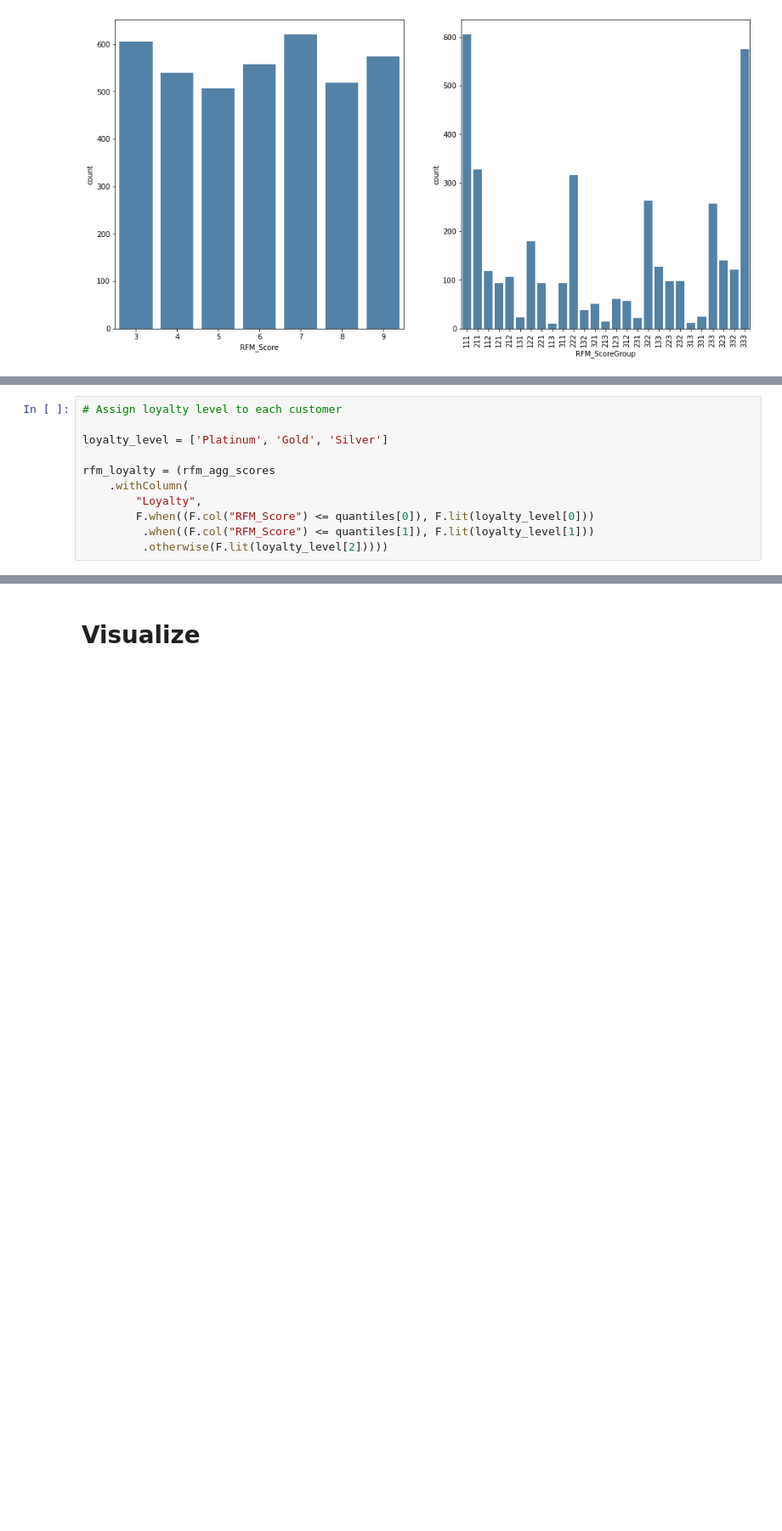
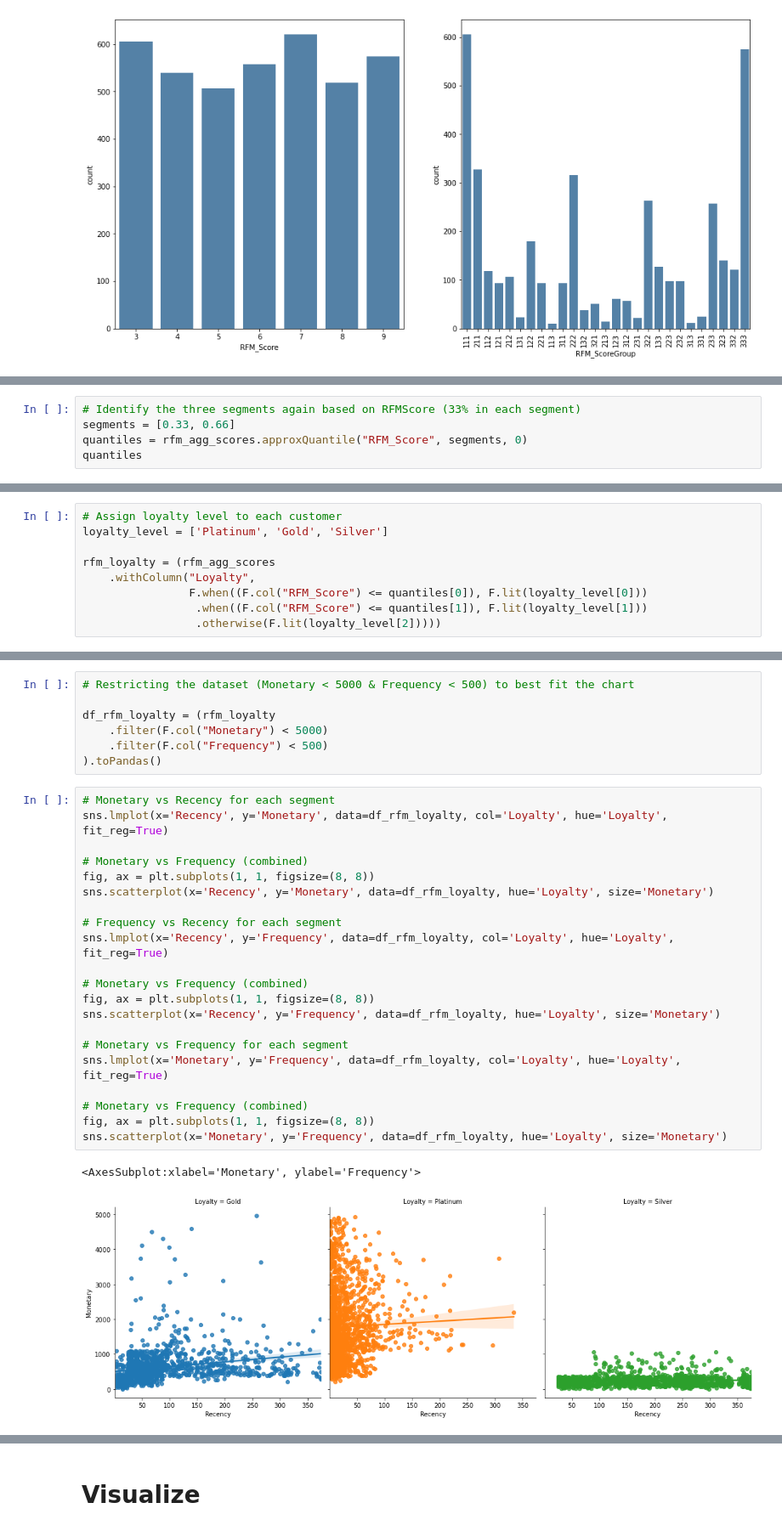
Before and after one commit to asish012/dataanalytics, a Jupyter notebook: customer_segmentation/RFM with Spark.ipynb, the cells around one changed output, grey strips where cells are left out. Shown at 85% size. Saved outputs shown, nothing was run; the diff lists cells and outputs as text; blank space fills up the shorter version.

```diff
--- a/customer_segmentation/RFM with Spark.ipynb
+++ b/customer_segmentation/RFM with Spark.ipynb
@@ -336,0 +325,5 @@ quantiles
+# %%
+# Identify the three segments again based on RFMScore (33% in each segment)
+segments = [0.33, 0.66]
+quantiles = rfm_agg_scores.approxQuantile("RFM_Score", segments, 0)
+quantiles
@@ -337,11 +332,9 @@ quantiles
 # %%
 # Assign loyalty level to each customer
-
 loyalty_level = ['Platinum', 'Gold', 'Silver']
 
 rfm_loyalty = (rfm_agg_scores
-    .withColumn(
-        "Loyalty",
-        F.when((F.col("RFM_Score") <= quantiles[0]), F.lit(loyalty_level[0]))
-         .when((F.col("RFM_Score") <= quantiles[1]), F.lit(loyalty_level[1]))
-         .otherwise(F.lit(loyalty_level[2]))))
+    .withColumn("Loyalty",
+                F.when((F.col("RFM_Score") <= quantiles[0]), F.lit(loyalty_level[0]))
+                 .when((F.col("RFM_Score") <= quantiles[1]), F.lit(loyalty_level[1]))
+                 .otherwise(F.lit(loyalty_level[2]))))
@@ -347,0 +366,31 @@ rfm_loyalty = (rfm_agg_scores
+# %%
+# Restricting the dataset (Monetary < 5000 & Frequency < 500) to best fit the chart
+
+df_rfm_loyalty = (rfm_loyalty
+    .filter(F.col("Monetary") < 5000)
+    .filter(F.col("Frequency") < 500)
+).toPandas()
+# %%
+# Monetary vs Recency for each segment
+sns.lmplot(x='Recency', y='Monetary', data=df_rfm_loyalty, col='Loyalty', hue='Loyalty', fit_reg=True)
+
+# Monetary vs Frequency (combined)
+fig, ax = plt.subplots(1, 1, figsize=(8, 8))
+sns.scatterplot(x='Recency', y='Monetary', data=df_rfm_loyalty, hue='Loyalty', size='Monetary')
+
+# Frequency vs Recency for each segment
+sns.lmplot(x='Recency', y='Frequency', data=df_rfm_loyalty, col='Loyalty', hue='Loyalty', fit_reg=True)
+
+# Monetary vs Frequency (combined)
+fig, ax = plt.subplots(1, 1, figsize=(8, 8))
+sns.scatterplot(x='Recency', y='Frequency', data=df_rfm_loyalty, hue='Loyalty', size='Monetary')
+
+# Monetary vs Frequency for each segment
+sns.lmplot(x='Monetary', y='Frequency', data=df_rfm_loyalty, col='Loyalty', hue='Loyalty', fit_reg=True)
+
+# Monetary vs Frequency (combined)
+fig, ax = plt.subplots(1, 1, figsize=(8, 8))
+sns.scatterplot(x='Monetary', y='Frequency', data=df_rfm_loyalty, hue='Loyalty', size='Monetary')
+# %% [output]
+<AxesSubplot:xlabel='Monetary', ylabel='Frequency'>
+[figure, added]
```
Also changed, not shown: parts of 21 cells of this notebook, 3 other files.
